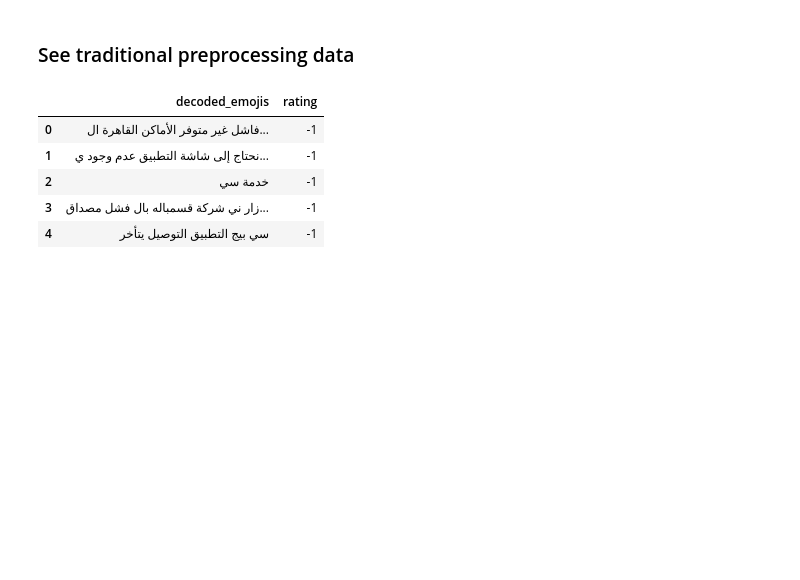
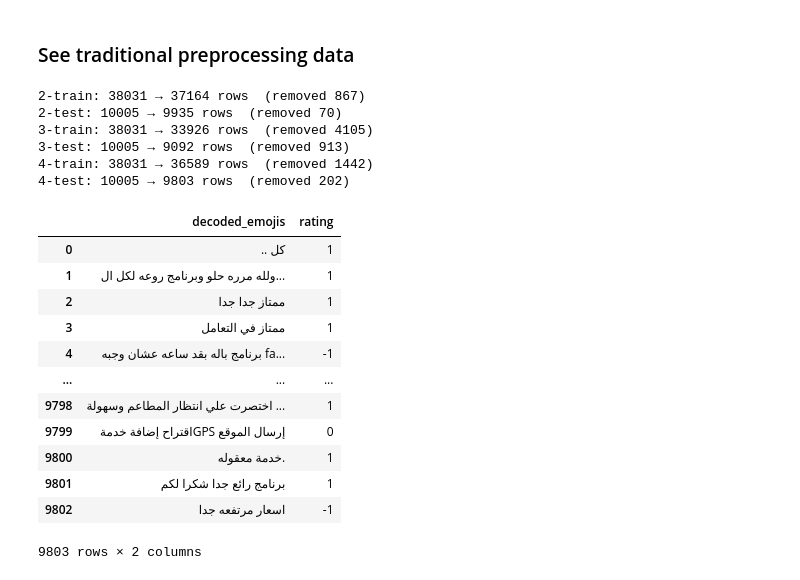
Before and after one commit to Kirillus-Emad/company-reviews-arabic, a Jupyter notebook: EDA.ipynb, the cells around one changed output. Saved outputs shown, nothing was run; the diff lists cells and outputs as text; code cells hidden in the pictures; blank space fills up the shorter version.

Commit message:
edit the cv data as we removed the nulls and duplicated happened by mistake from augmetation or preprocessing

```diff
--- a/EDA.ipynb
+++ b/EDA.ipynb
@@ -470,13 +470,47 @@ plt.show()
 [figure]
 # %% [markdown]
 ### See traditional preprocessing data
-# %%
-df_train_prep=pd.read_csv('data/3-proc_train_df.csv')
-df_train_prep.head()
-# %% [output]
-|  | decoded_emojis | rating |
-| 0 | فاشل غير متوفر الأماكن القاهرة ال... | -1 |
-| 1 | نحتاج إلى شاشة التطبيق عدم وجود ي... | -1 |
-| 2 | خدمة سي | -1 |
-| 3 | زار ني شركة قسمباله بال فشل مصداق... | -1 |
-| 4 | سي بيج التطبيق التوصيل يتأخر | -1 |
+# %%
+import pandas as pd
+
+def clean_and_save(path, label):
+    df = pd.read_csv(path)
+    before = len(df)
+    df.dropna(inplace=True)
+    df.drop_duplicates(inplace=True)
+    df.reset_index(drop=True, inplace=True)
+    df.to_csv(path, index=False)
+    print(f"{label}: {before} → {len(df)} rows  (removed {before - len(df)})")
+    return df
+
+# ── df 2 (augmented) ──────────────────────────────────────────────────────────
+clean_and_save('data/2-train_df.csv', '2-train')
+clean_and_save('data/2-test_df.csv',  '2-test')
+
+# ── df 3 (traditional preprocessed) ──────────────────────────────────────────
+clean_and_save('data/3-proc_train_df.csv', '3-train')
+clean_and_save('data/3-proc_test_df.csv',  '3-test')
+
+# ── df 4 (transformer preprocessed) ──────────────────────────────────────────
+clean_and_save('data/4-trans_prepr_train_df.csv', '4-train')
+clean_and_save('data/4-trans_prepr_test_df.csv',  '4-test')
+# %% [output]
+2-train: 38031 → 37164 rows  (removed 867)
+2-test: 10005 → 9935 rows  (removed 70)
+3-train: 38031 → 33926 rows  (removed 4105)
+3-test: 10005 → 9092 rows  (removed 913)
+4-train: 38031 → 36589 rows  (removed 1442)
+4-test: 10005 → 9803 rows  (removed 202)
+|  | decoded_emojis | rating |
+| 0 | .. كل | 1 |
+| 1 | ولله مرره حلو وبرنامج روعه لكل ال... | 1 |
+| 2 | ممتاز جدا جدا | 1 |
+| 3 | ممتاز في التعامل | 1 |
+| 4 | برنامج باله بقد ساعه عشان وجبه fa... | -1 |
+| ... | ... | ... |
+| 9798 | اختصرت علي انتظار المطاعم وسهولة ... | 1 |
+| 9799 | اقتراح إضافة خدمةGPS إرسال الموقع | 0 |
+| 9800 | خدمة معقوله. | 1 |
+| 9801 | برنامج رائع جدا شكرا لكم | 1 |
+| 9802 | اسعار مرتفعه جدا | -1 |
+9803 rows × 2 columns
```
Also changed, not shown: 9 other files.
